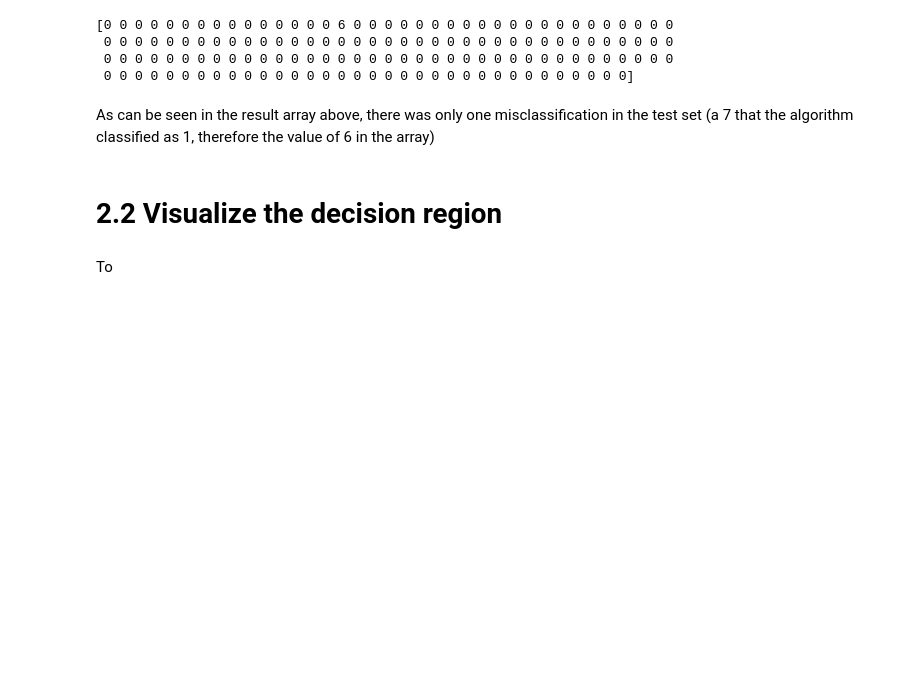
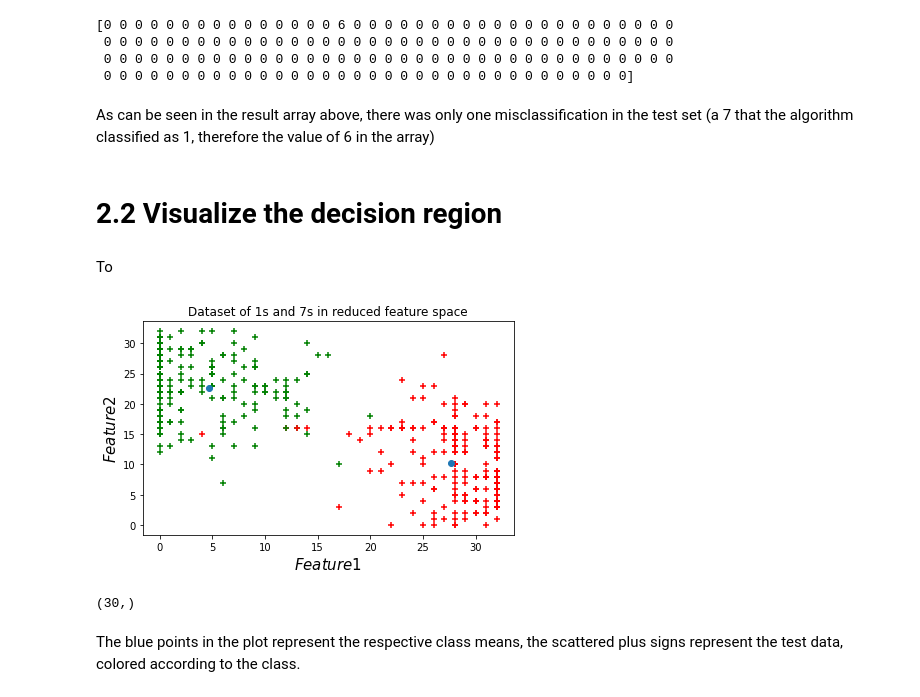
Before and after one commit to kdidi99/ml_fundamentals_hd, a Jupyter notebook: qda_lda.ipynb, the cells around one changed output. Cells and saved outputs as stored; diff of their text form; code cells hidden in the pictures; blank space fills up the shorter version.

Commit message:
Tried 2.2, pixel image missing

```diff
--- a/qda_lda.ipynb
+++ b/qda_lda.ipynb
@@ -162,12 +157,12 @@ def nearest_mean(training_features, training_labels, test_features):
   predicted_labels[predicted_labels==0] = 1
   #print(indices)
   #print(dist)
-  return predicted_labels
+  return predicted_labels, means
 
   #
     #return predicted_labels
 # %%
-predicted_labels = nearest_mean(X_train, y_train, X_test)
+predicted_labels, means = nearest_mean(X_train, y_train, X_test)
 result = y_test - predicted_labels
 print(result)
 # %% [output]
@@ -181,3 +176,34 @@ As can be seen in the result array above, there was only one misclassification i
 # 2.2 Visualize the decision region
 # %% [markdown]
 To
+# %%
+#create dataset for pixel image
+#X_plot = np.array(0, np.linspace(1,10,num=10))#?
+#y_plot, means_plot = nearest_mean(X_train, y_train, X_plot)#?
+
+fig, ax = plt.subplots()
+color= ['red' if y == 1 else 'green' for y in y_filter]
+#color2= ['red' if y == 1 else 'green' for y in y_plot]#?
+
+f1 = np.linspace(1, 30, num=30)
+f2 = np.linspace(1, 30, num=30)
+xx, yy = np.meshgrid(f1,f2)
+
+#ax.imshow(X_plot, cmap = color2)#?
+#ax.pcolor(x, y, z, cmap='RdBu')?
+#ax.plot(xx, yy, ls="None", marker=".")
+ax.scatter(reduced_x[:,0], reduced_x[:,1], c=color, marker = "+")
+ax.scatter(means[:,0], means[:,1], marker = "o")
+
+ax.set_xlabel(r'$Feature 1$', fontsize=15)
+ax.set_ylabel(r'$Feature 2$', fontsize=15)
+ax.set_title('Dataset of 1s and 7s in reduced feature space')
+
+fig.tight_layout()
+plt.show()
+f1.shape
+# %% [output]
+[figure, added]
+(30,)
+# %% [markdown]
+The blue points in the plot represent the respective class means, the scattered plus signs represent the test data, colored according to the class.
```
Also changed, not shown: parts of 2 cells of this notebook.
